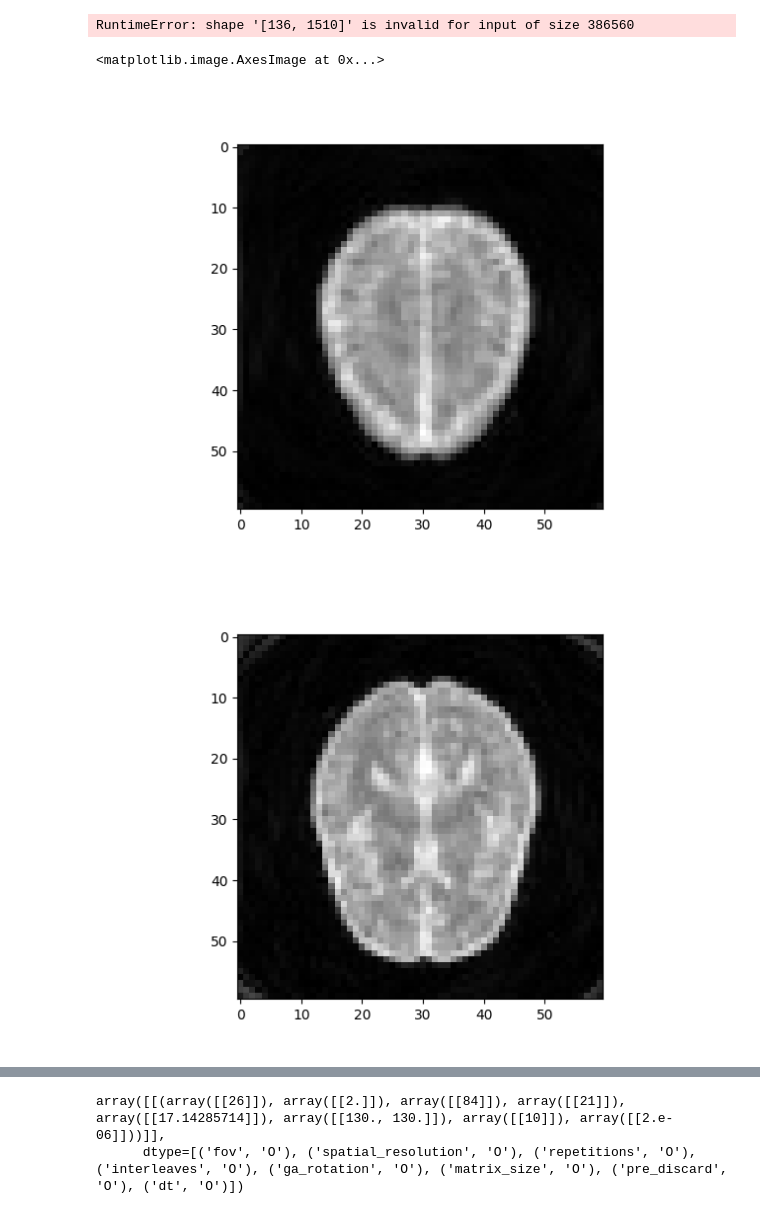
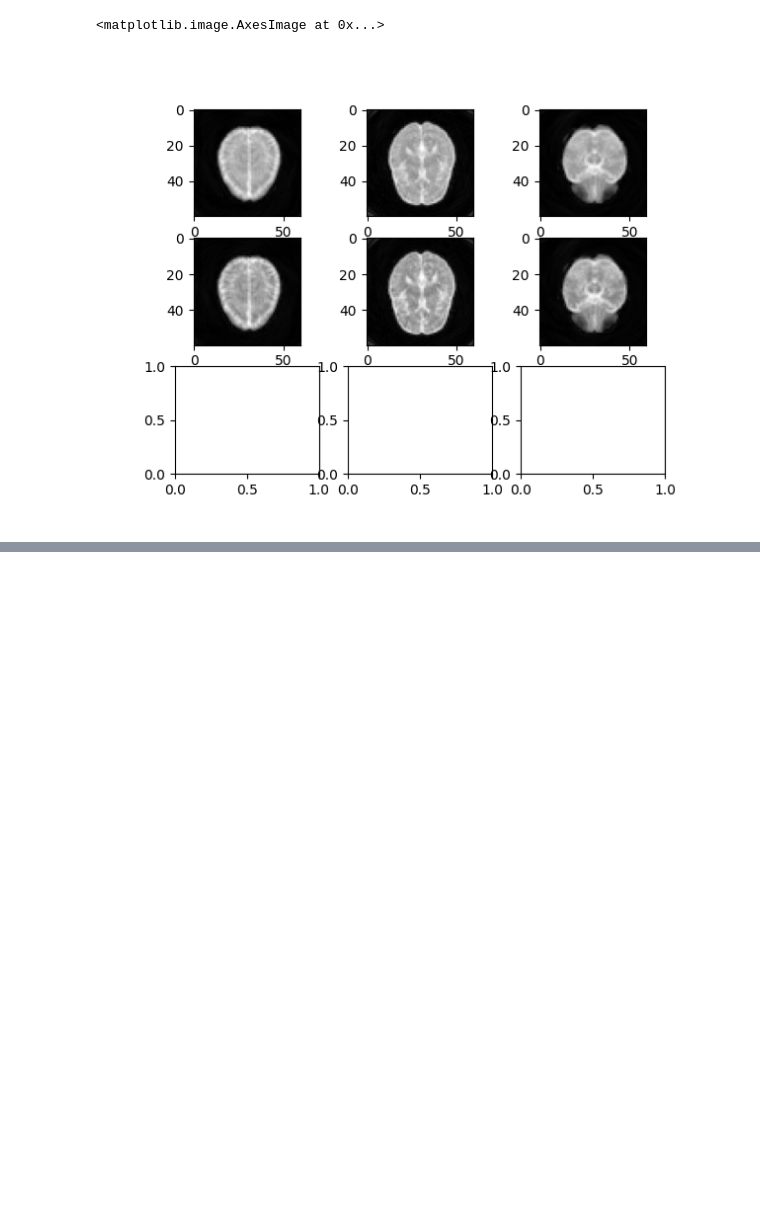
Before and after one commit to usc-mrel/rtspiral_pypulseq, a Jupyter notebook: Simulate3DSpiralSequence.ipynb, the cells around one changed output, grey strips where cells are left out. Cells and saved outputs as stored; diff of their text form; code cells hidden in the pictures; blank space fills up the shorter version.

```diff
--- a/Simulate3DSpiralSequence.ipynb
+++ b/Simulate3DSpiralSequence.ipynb
@@ -62,12 +78,15 @@ size = tensor([0.1810, 0.2170, 0.1810])
 Plotting slice 8 / 16
 [figure]
 # %%
+gpu_device = 2
+
 seq0 = mr0.Sequence.import_file(seq_path)
 
 # seq0.plot_kspace_trajectory()
 kspace_loc = seq0.get_kspace()
 # Simulate the sequence
 graph = mr0.compute_graph(seq0, obj_p, 200, 1e-3)
-signal = mr0.execute_graph(graph, seq0.cuda(), obj_p.cuda(), print_progress=True).cpu()
+with torch.cuda.device(gpu_device):
+    signal = mr0.execute_graph(graph, seq0.cuda(), obj_p.cuda(), print_progress=True).cpu()
 # %% [output]
 >>>> Rust - compute_graph(...) >>>
@@ -91,12 +109,8 @@ kspace_step_1 = traj['param']['kspace_step_1'][0,0].T
 kspace_step_2 = traj['param']['kspace_step_2'][0,0].T
 contrast = traj['param']['contrast'][0,0].T
 nTR = kspace_step_1.shape[0]
-kspace_rsp = np.zeros((Nkz, Nphase, Nread+pre_discard, n_eco), dtype=np.complex64)
+kspace_rsp = np.zeros((Nkz, Nphase, n_eco, Nread+pre_discard), dtype=np.complex64)
+kspaceloc_rsp = np.zeros((Nkz, Nphase, n_eco, Nread+pre_discard, 3), dtype=np.float32)
 for ii in range(nTR):
-    kspace_rsp[kspace_step_2[ii], kspace_step_1[ii], :, contrast[ii]] = kspace_adc[:, ii].numpy()
+    kspace_rsp[kspace_step_2[ii,0], kspace_step_1[ii,0], contrast[ii,0], :] = kspace_adc[:, ii].numpy()
+    kspaceloc_rsp[kspace_step_2[ii,0], kspace_step_1[ii,0], contrast[ii,0], :  ,:] = kspace_loc[ii, :, :3].numpy()
-# %%
-kspace_adc = torch.reshape((signal), (-1, Nread + pre_discard)).clone().t()
-kspace_adc = kspace_adc = kspace_adc[:, 128:]
-kspace_adc = kspace_adc.reshape(Nphase//2, Nkz, -1)
-# %% [output]
-RuntimeError: shape '[136, 1510]' is invalid for input of size 386560
@@ -119,44 +117,34 @@ w = np.reshape(w, (1,w.shape[1]))
 # %%
 import sigpy as sp
 from sigpy import fourier
 
 ksp_slc = np.fft.fftshift(np.fft.fft(np.fft.ifftshift(kspace_rsp, axes=(0)), axis=0), axes=0)
 # ksp_slc = np.array(kspace_adc)
-ksp_slc = ksp_slc.transpose(1, 2, 0, 3)
+ksp_slc = ksp_slc.transpose(2, 0, 3, 1)[:,:,pre_discard:,:]
 nchannel = 1
 # Reconstruct
-gpu_device = 0
 device = sp.Device(gpu_device)
 
-coord_gpu = sp.to_device(ktraj, device=device)
-w_gpu = sp.to_device(w, device=device)
+ktraj_disc = ktraj[:Nphase,:,:].transpose(1, 0, 2)
 
-frames = []
-images = []
-for eco_idx in range(n_eco):
-        for slc_idx in range(Nkz):
+coord_gpu = sp.to_device(ktraj_disc, device=device)
+adata = sp.to_device(ksp_slc, device=device)
 
-                kspace_ = ksp_slc[:,:,slc_idx, eco_idx].T
-                for arm_counter, arm in enumerate(kspace_.T[:,:]):
-                        adata = sp.to_device(arm[pre_discard:, None].T, device=device)
-                        frames.append(fourier.nufft_adjoint(
-                                adata*w_gpu,
-                                coord_gpu[arm_counter%n_unique_angles,:,:],
-                                (nchannel, msize, msize)))
-                        if (arm_counter % (n_unique_angles-1) == 0) and (arm_counter > 0):
-                                image = np.sum([sp.to_device(frame) for frame in frames], axis=0).squeeze()
-                                images.append(image)
-                                frames = []
+w_gpu = sp.to_device(w[None,:,:,None], device=device)
+images = fourier.nufft_adjoint(adata*w_gpu,
+                        coord_gpu,
+                        (n_eco, Nkz, msize, msize))
+
 
 # image = np.sum([sp.to_device(frame) for frame in frames], axis=0).squeeze()
-
-plt.figure()
-plt.imshow(np.abs(images[10]).T, cmap='gray')
-plt.figure()
-plt.imshow(np.abs(images[6]).T, cmap='gray')
-plt.figure()
-plt.imshow(np.abs(images[2]).T, cmap='gray')
+images = sp.to_device(images)
+f, axs = plt.subplots(3,3)
+axs[0, 0].imshow(np.abs(images[0,10,:,:]).T, cmap='gray')
+axs[0, 1].imshow(np.abs(images[0, 6,:,:]).T, cmap='gray')
+axs[0, 2].imshow(np.abs(images[0, 2,:,:]).T, cmap='gray')
+axs[1, 0].imshow(np.abs(images[1,10,:,:]).T, cmap='gray')
+axs[1, 1].imshow(np.abs(images[1, 6,:,:]).T, cmap='gray')
+axs[1, 2].imshow(np.abs(images[1, 2,:,:]).T, cmap='gray')
 # %% [output]
 <matplotlib.image.AxesImage at 0x...>
-[figure, old version]
+[figure, new version]
-[figure, removed]
@@ -164,5 +150,0 @@ plt.imshow(np.abs(images[2]).T, cmap='gray')
-# %%
-traj['param']
-# %% [output]
-array([[(array([[26]]), array([[2.]]), array([[84]]), array([[21]]), array([[17.14285714]]), array([[130., 130.]]), array([[10]]), array([[2.e-06]]))]],
-      dtype=[('fov', 'O'), ('spatial_resolution', 'O'), ('repetitions', 'O'), ('interleaves', 'O'), ('ga_rotation', 'O'), ('matrix_size', 'O'), ('pre_discard', 'O'), ('dt', 'O')])
```
Also changed, not shown: parts of 5 cells of this notebook, 2 other files.
